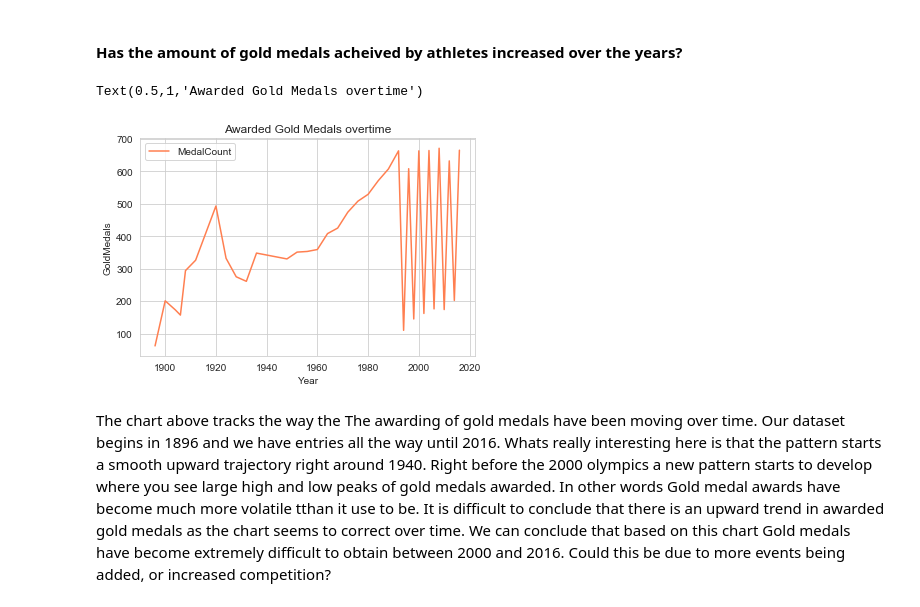
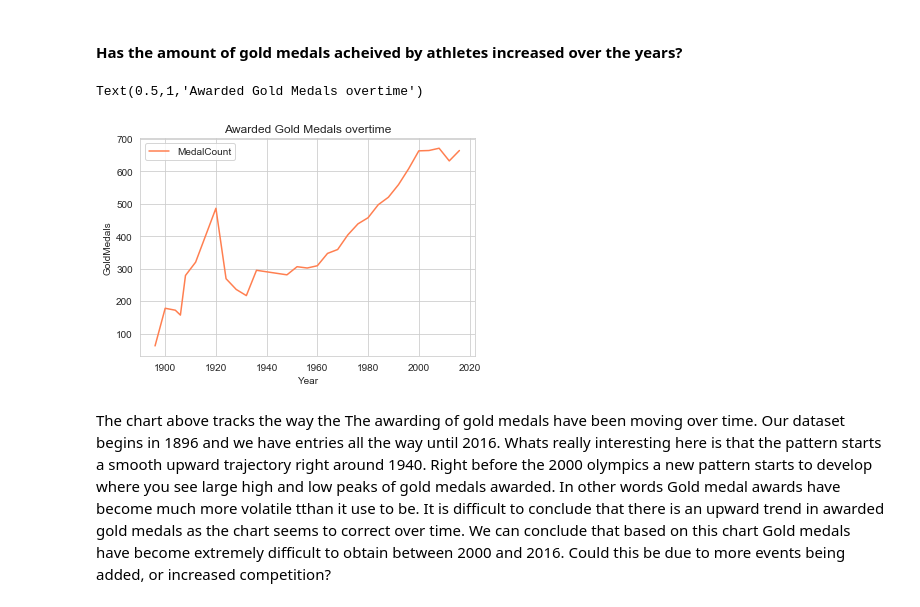
Before and after one commit to i4a/olympics, a Jupyter notebook: LabAssignmentOne.ipynb, the cells around one changed output. Saved outputs shown, nothing was run; the diff lists cells and outputs as text; code cells hidden in the pictures.

Commit message:
made more chart changes

```diff
--- a/LabAssignmentOne.ipynb
+++ b/LabAssignmentOne.ipynb
@@ -52,7 +52,7 @@ import pandas as pd
 import warnings
 warnings.filterwarnings("ignore")
 # %%
-df = pd.read_csv('data/cleaned_athletes_events.csv')
+df = pd.read_csv('data/athletes_cleaned_merged.csv')
 # %% [markdown]
 #### What event awarded the most gold medals in the historical olympic data?
 # %%
@@ -139,14 +139,14 @@ Once again we see  a normal distribution when we compare `GoldMedals` to Height.
 # %% [markdown]
 #### Has the amount of gold medals acheived by athletes increased over the years?
 # %%
-year_info = df[df['Medal'] == 'Gold'].groupby(['Year'])['Medal'].count()
+year_info = df[(df['Medal'] == 'Gold') & (df['Season'] == "Summer")].groupby(['Year'])['Medal'].count()
 year_df = pd.DataFrame({'Year': year_info.index,
                        'GoldMedals': year_info.values})
 sns.lineplot(x=year_df['Year'], y=year_df['GoldMedals'], color="coral", label="MedalCount")
-plt.title('Awarded Gold Medals overtime')
+plt.title('Awarded Summer OGold Medals overtime')
 # %% [output]
 Text(0.5,1,'Awarded Gold Medals overtime')
-[figure, old version]
+[figure, new version]
 # %% [markdown]
 The chart above tracks the way the The awarding of gold medals have been moving over time. Our dataset begins in 1896 and we have entries all the way until 2016. Whats really interesting here is that the pattern starts a smooth upward trajectory right around 1940. Right before the 2000 olympics a new pattern starts to develop where you see large high and low peaks of gold medals awarded. In other words Gold medal awards have become much more volatile tthan it use to be. It is difficult to conclude that there is an upward trend in awarded gold medals as the chart seems to correct over time. We can conclude that based on this chart Gold medals have become extremely difficult to obtain between 2000 and 2016. Could this be due to more events being added, or increased competition?
 # %% [markdown]
```
Also changed, not shown: parts of 4 cells of this notebook, 1 other file.
